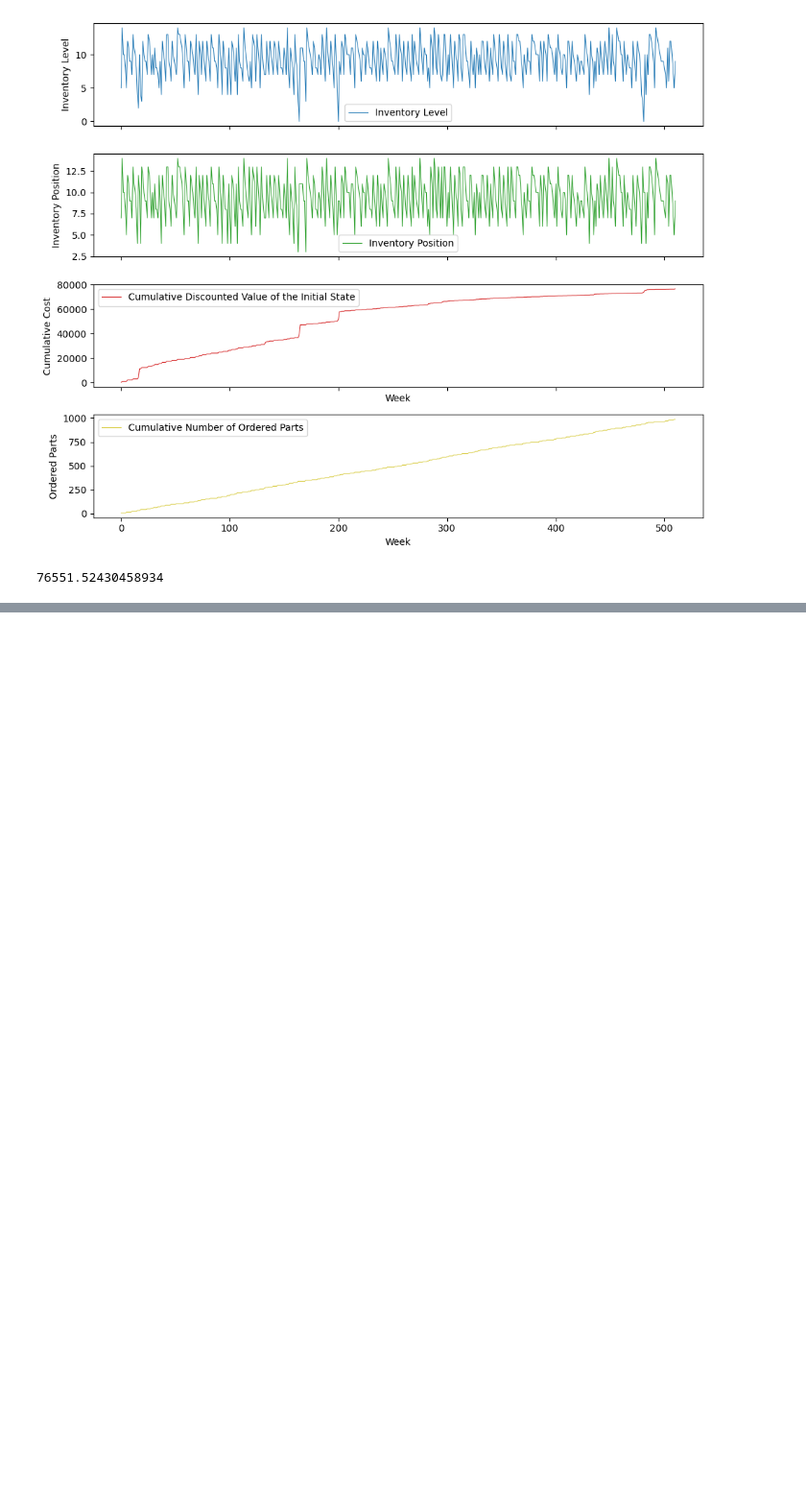
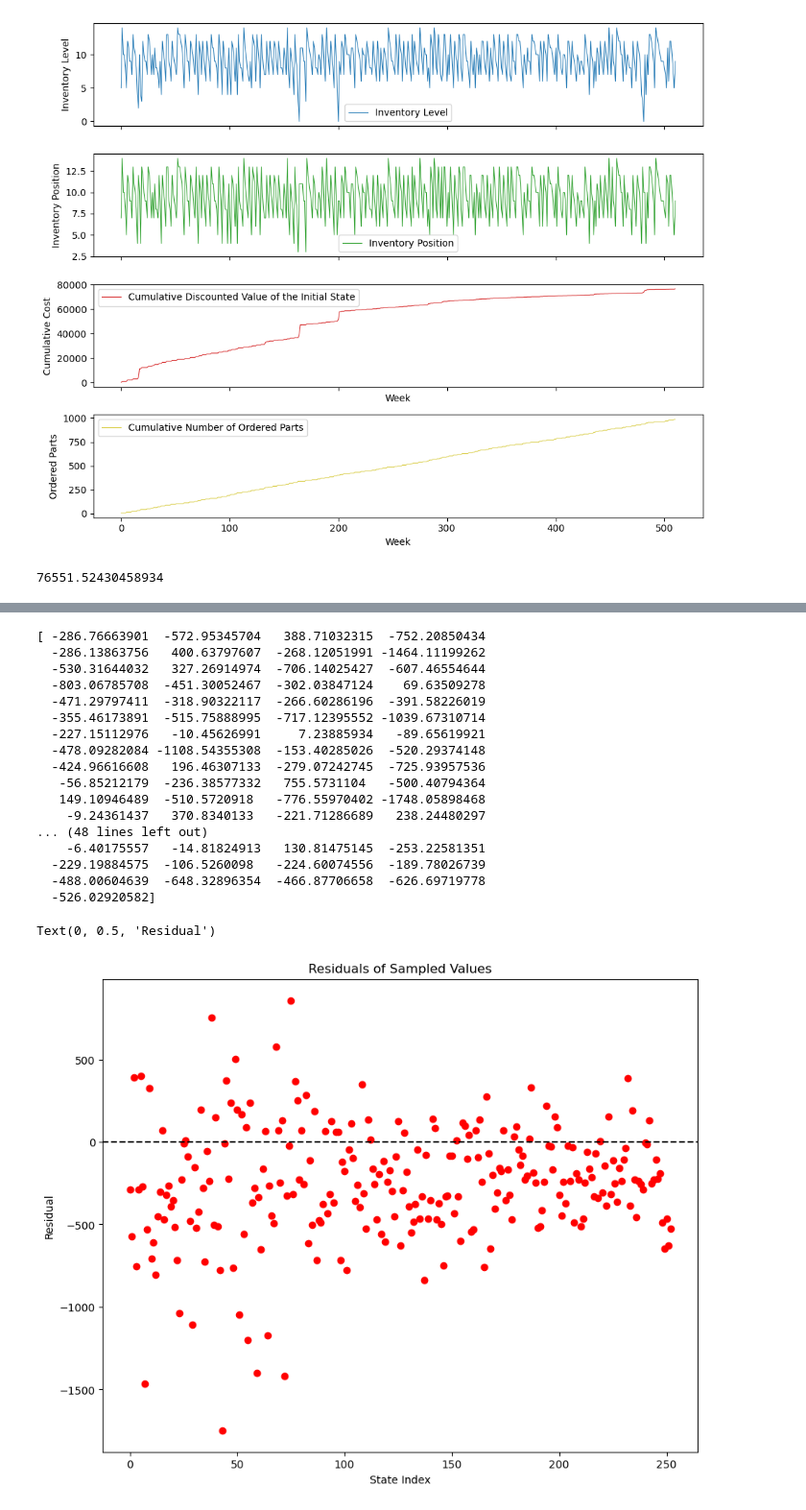
Before and after one commit to t-unger/Spare-Parts-Inventory, a Jupyter notebook: Simulation.ipynb, the cells around one changed output, grey strips where cells are left out. Shown at 96% size. Cells and saved outputs as stored; diff of their text form; code cells hidden in the pictures; blank space fills up the shorter version.

```diff
--- a/Simulation.ipynb
+++ b/Simulation.ipynb
@@ -186,0 +229,42 @@ print(total_cost(data2))
+# %%
+sample_size = 200
+sampled_values = np.zeros(len(state_tuples))
+
+for i, state in enumerate(state_tuples):
+    value_samples = np.zeros(sample_size)
+    for j in range(sample_size):
+        sampled_data = simulate_period(state, policy, 4000)
+        value_sample = total_cost(sampled_data, plots=False)
+        value_samples[j] = value_sample
+    sampled_values[i] = np.mean(value_samples)
+
+value_iteration_values = np.load("values.npy")
+residuals = sampled_values - value_iteration_values
+print(residuals)
+
+plt.figure(figsize=(10, 8))
+plt.scatter(np.arange(253), residuals, color='red')
+plt.axhline(0, color='black', linestyle='--')
+plt.title("Residuals of Sampled Values")
+plt.xlabel("State Index")
+plt.ylabel("Residual")
+# %% [output]
+[ -286.76663901  -572.95345704   388.71032315  -752.20850434
+  -286.13863756   400.63797607  -268.12051991 -1464.11199262
+  -530.31644032   327.26914974  -706.14025427  -607.46554644
+  -803.06785708  -451.30052467  -302.03847124    69.63509278
+  -471.29797411  -318.90322117  -266.60286196  -391.58226019
+  -355.46173891  -515.75888995  -717.12395552 -1039.67310714
+  -227.15112976   -10.45626991     7.23885934   -89.65619921
+  -478.09282084 -1108.54355308  -153.40285026  -520.29374148
+  -424.96616608   196.46307133  -279.07242745  -725.93957536
+   -56.85212179  -236.38577332   755.5731104   -500.40794364
+   149.10946489  -510.5720918   -776.55970402 -1748.05898468
+    -9.24361437   370.8340133   -221.71286689   238.24480297
+... (48 lines left out)
+    -6.40175557   -14.81824913   130.81475145  -253.22581351
+  -229.19884575  -106.5260098   -224.60074556  -189.78026739
+  -488.00604639  -648.32896354  -466.87706658  -626.69719778
+  -526.02920582]
+Text(0, 0.5, 'Residual')
+[figure, added]
```
Also changed, not shown: parts of 2 cells of this notebook, 3 other files.
